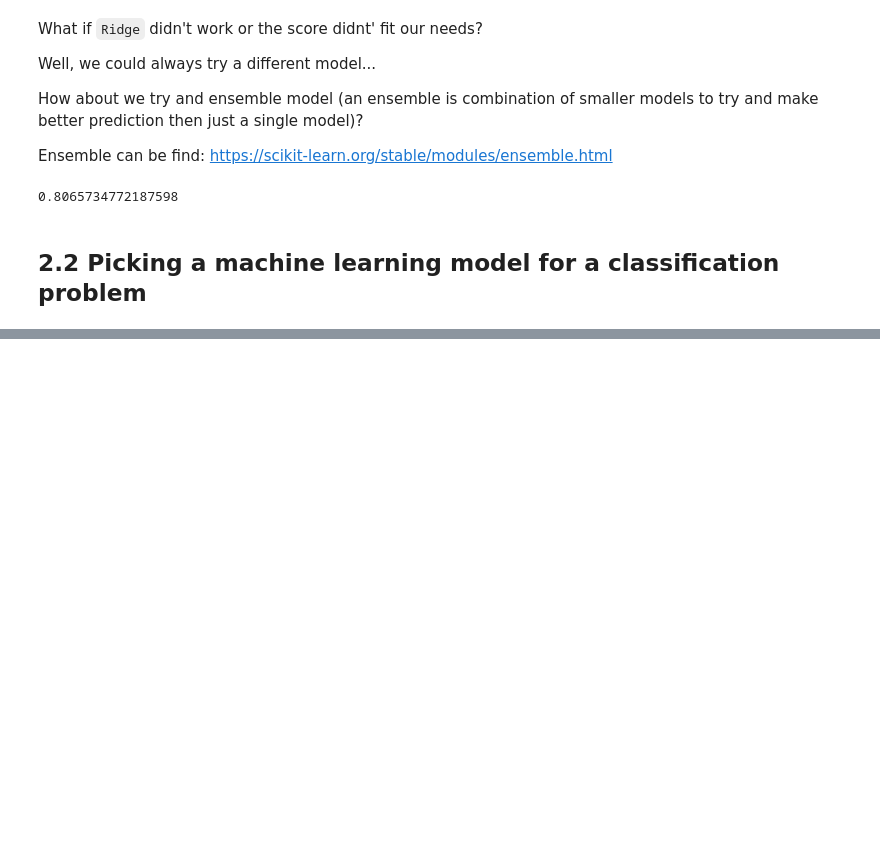
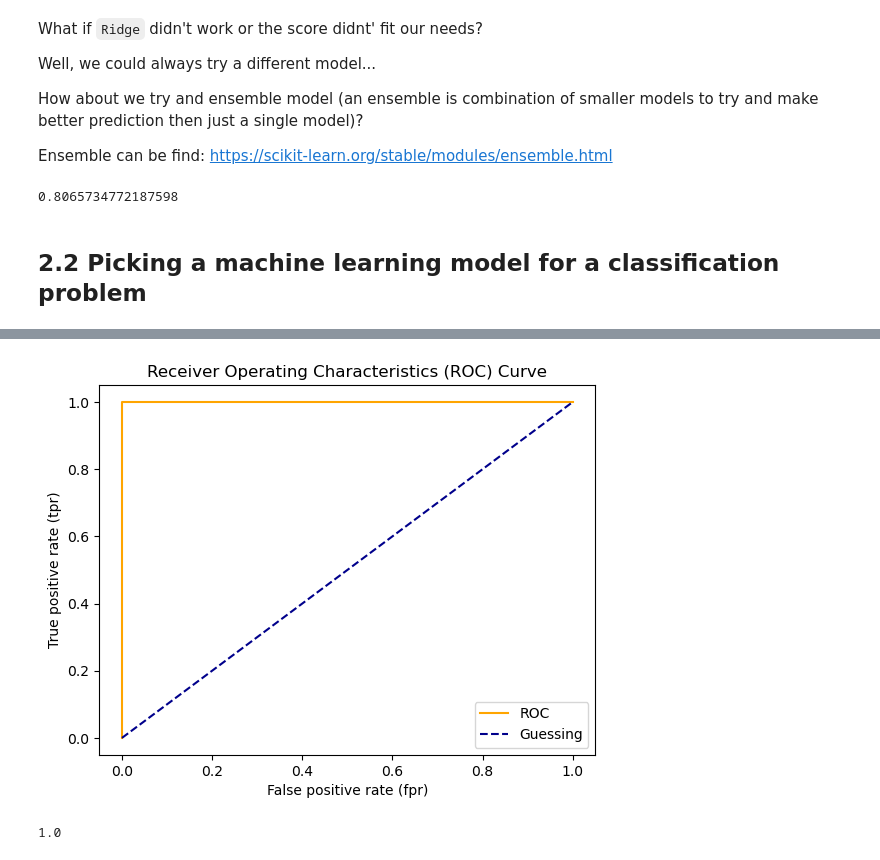
Before and after one commit to redrum88/Machine_Learning_and_Data_Science, a Jupyter notebook: Completed/instroduction_to_sklearn.ipynb, the cells around one changed output, grey strips where cells are left out. Saved outputs shown, nothing was run; the diff lists cells and outputs as text; code cells hidden in the pictures; blank space fills up the shorter version.

```diff
--- a/Completed/instroduction_to_sklearn.ipynb
+++ b/Completed/instroduction_to_sklearn.ipynb
@@ -759,0 +1311,11 @@ model.score(X_test, y_test)
+# %%
+# Plot perfect ROC curve and AUC score
+fpr, tpr, thresholds = roc_curve(y_test, y_test)
+plot_roc_curve(fpr, tpr)
+# %% [output]
+[figure, added]
+# %%
+# Perfect AUC score
+roc_auc_score(y_test, y_test)
+# %% [output]
+1.0
```
Also changed, not shown: parts of 71 cells of this notebook.
